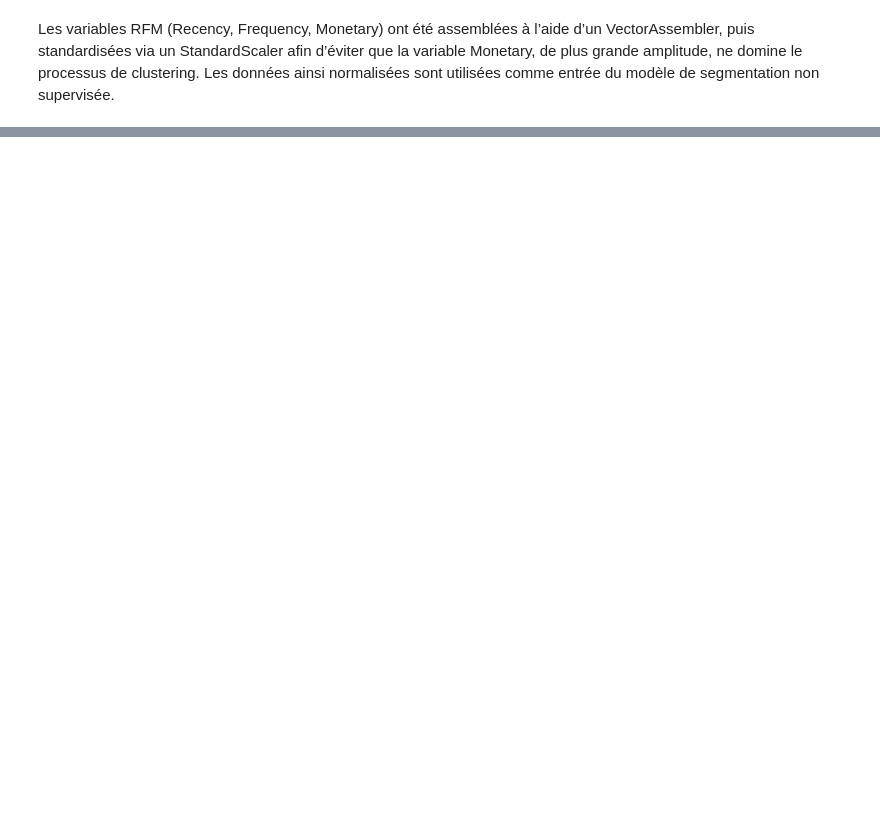
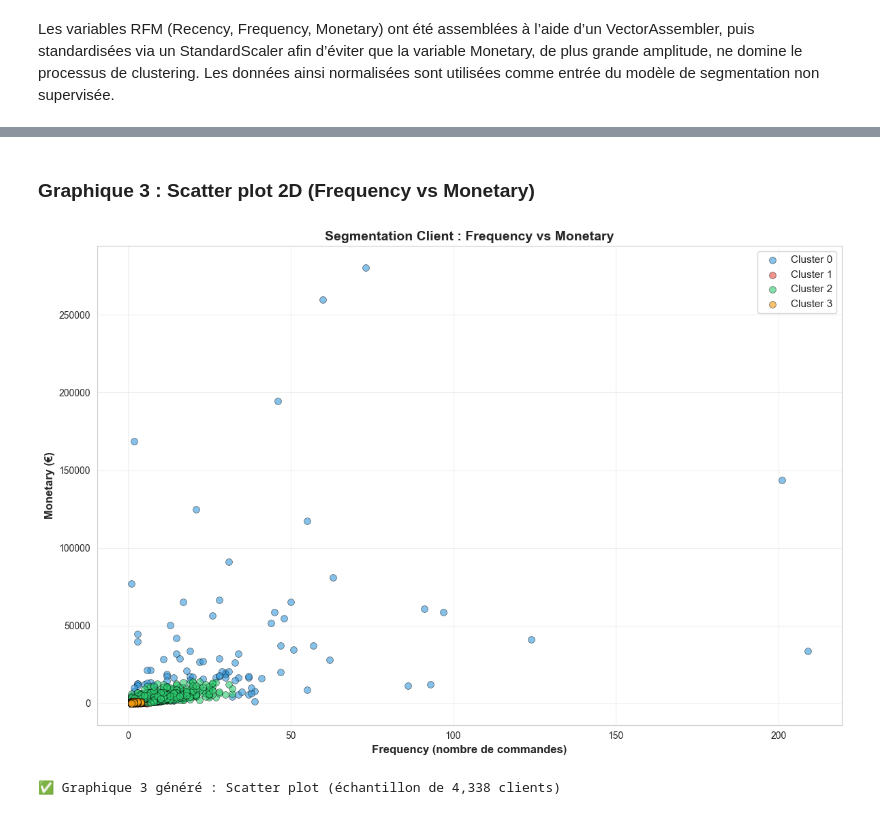
Before and after one commit to EdLac/spark-ecommerce, a Jupyter notebook: notebooks/ProjetFinal.ipynb, the cells around one changed output, grey strips where cells are left out. Drawn from its saved outputs; the diff is of its cells as text; code cells hidden in the pictures; blank space fills up the shorter version.

```diff
--- a/notebooks/ProjetFinal.ipynb
+++ b/notebooks/ProjetFinal.ipynb
@@ -731,0 +1069,30 @@ Nous retenons donc k=2 pour un compromis optimal entre qualité de séparation e
+# %% [markdown]
+### Graphique 3 : Scatter plot 2D (Frequency vs Monetary)
+# %%
+# Échantillonnage pour la visualisation (si dataset trop grand)
+sample_size = min(5000, rfm_clustered.count())
+rfm_sample = rfm_clustered.sample(fraction=sample_size/rfm_clustered.count(), seed=42).toPandas()
+
+# Création du scatter plot
+fig, ax = plt.subplots(figsize=(12, 8))
+
+colors_map = {0: '#3498db', 1: '#e74c3c', 2: '#2ecc71', 3: '#f39c12'}
+for cluster in sorted(rfm_sample['cluster'].unique()):
+    cluster_data = rfm_sample[rfm_sample['cluster'] == cluster]
+    ax.scatter(cluster_data['Frequency'], cluster_data['Monetary'],
+              c=colors_map[cluster], label=f'Cluster {cluster}',
+              alpha=0.6, s=50, edgecolors='black', linewidth=0.5)
+
+ax.set_xlabel('Frequency (nombre de commandes)', fontsize=12, fontweight='bold')
+ax.set_ylabel('Monetary (€)', fontsize=12, fontweight='bold')
+ax.set_title('Segmentation Client : Frequency vs Monetary', fontsize=14, fontweight='bold')
+ax.legend(fontsize=11)
+ax.grid(True, alpha=0.3)
+
+plt.tight_layout()
+plt.show()
+
+print(f"\n Graphique 3 généré : Scatter plot (échantillon de {len(rfm_sample):,} clients)")
+# %% [output]
+[figure, added]
+✅ Graphique 3 généré : Scatter plot (échantillon de 4,338 clients)
```
Also changed, not shown: parts of 115 cells of this notebook.
